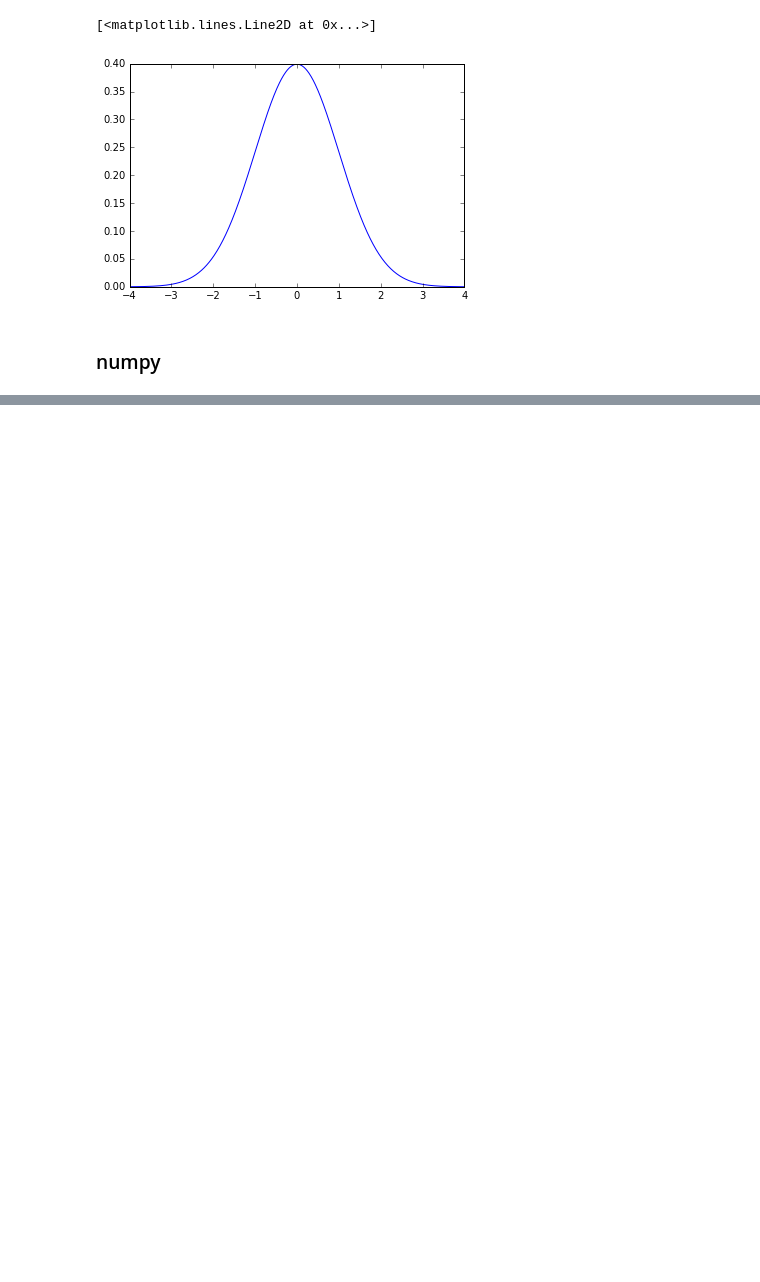
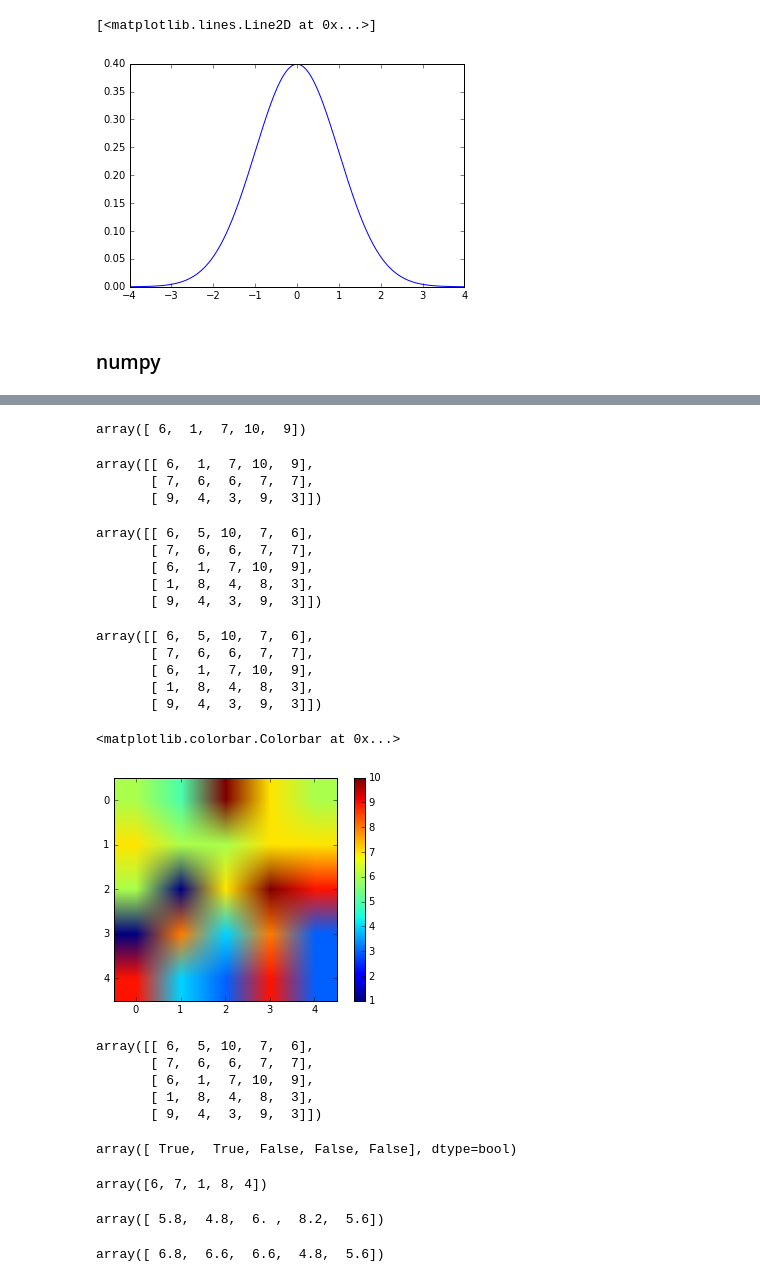
Before and after one commit to hitoshinagano/Locaweb_aulas, a Jupyter notebook: Aula.ipynb, the cells around one changed output, grey strips where cells are left out. Saved outputs shown, nothing was run; the diff lists cells and outputs as text; code cells hidden in the pictures; blank space fills up the shorter version.

```diff
--- a/Aula.ipynb
+++ b/Aula.ipynb
@@ -786,0 +983,2 @@ import numpy as np
+# %%
+m = [[randint(1,10) for i in range(5)] for j in range(5)]
@@ -786,0 +993,2 @@ import numpy as np
+# %%
+m = np.array(m)
@@ -786,0 +1055,18 @@ import numpy as np
+# %%
+m[2]
+# %% [output]
+array([ 6,  1,  7, 10,  9])
+# %%
+m[[2,1,4]]
+# %% [output]
+array([[ 6,  1,  7, 10,  9],
+       [ 7,  6,  6,  7,  7],
+       [ 9,  4,  3,  9,  3]])
+# %%
+m
+# %% [output]
+array([[ 6,  5, 10,  7,  6],
+       [ 7,  6,  6,  7,  7],
+       [ 6,  1,  7, 10,  9],
+       [ 1,  8,  4,  8,  3],
+       [ 9,  4,  3,  9,  3]])
@@ -786,0 +1076,38 @@ import numpy as np
+# %%
+m
+# %% [output]
+array([[ 6,  5, 10,  7,  6],
+       [ 7,  6,  6,  7,  7],
+       [ 6,  1,  7, 10,  9],
+       [ 1,  8,  4,  8,  3],
+       [ 9,  4,  3,  9,  3]])
+# %%
+plt.imshow(m)
+plt.colorbar()
+# %% [output]
+<matplotlib.colorbar.Colorbar at 0x...>
+[figure, added]
+# %%
+m
+# %% [output]
+array([[ 6,  5, 10,  7,  6],
+       [ 7,  6,  6,  7,  7],
+       [ 6,  1,  7, 10,  9],
+       [ 1,  8,  4,  8,  3],
+       [ 9,  4,  3,  9,  3]])
+# %%
+m[:,3]==7
+# %% [output]
+array([ True,  True, False, False, False], dtype=bool)
+# %%
+np.where(m[:,3]==7, m[:,0], m[:,1])
+# %% [output]
+array([6, 7, 1, 8, 4])
+# %%
+m.mean(axis=0)
+# %% [output]
+array([ 5.8,  4.8,  6. ,  8.2,  5.6])
+# %%
+m.mean(axis=1)
+# %% [output]
+array([ 6.8,  6.6,  6.6,  4.8,  5.6])
```
Also changed, not shown: parts of 65 cells of this notebook.
